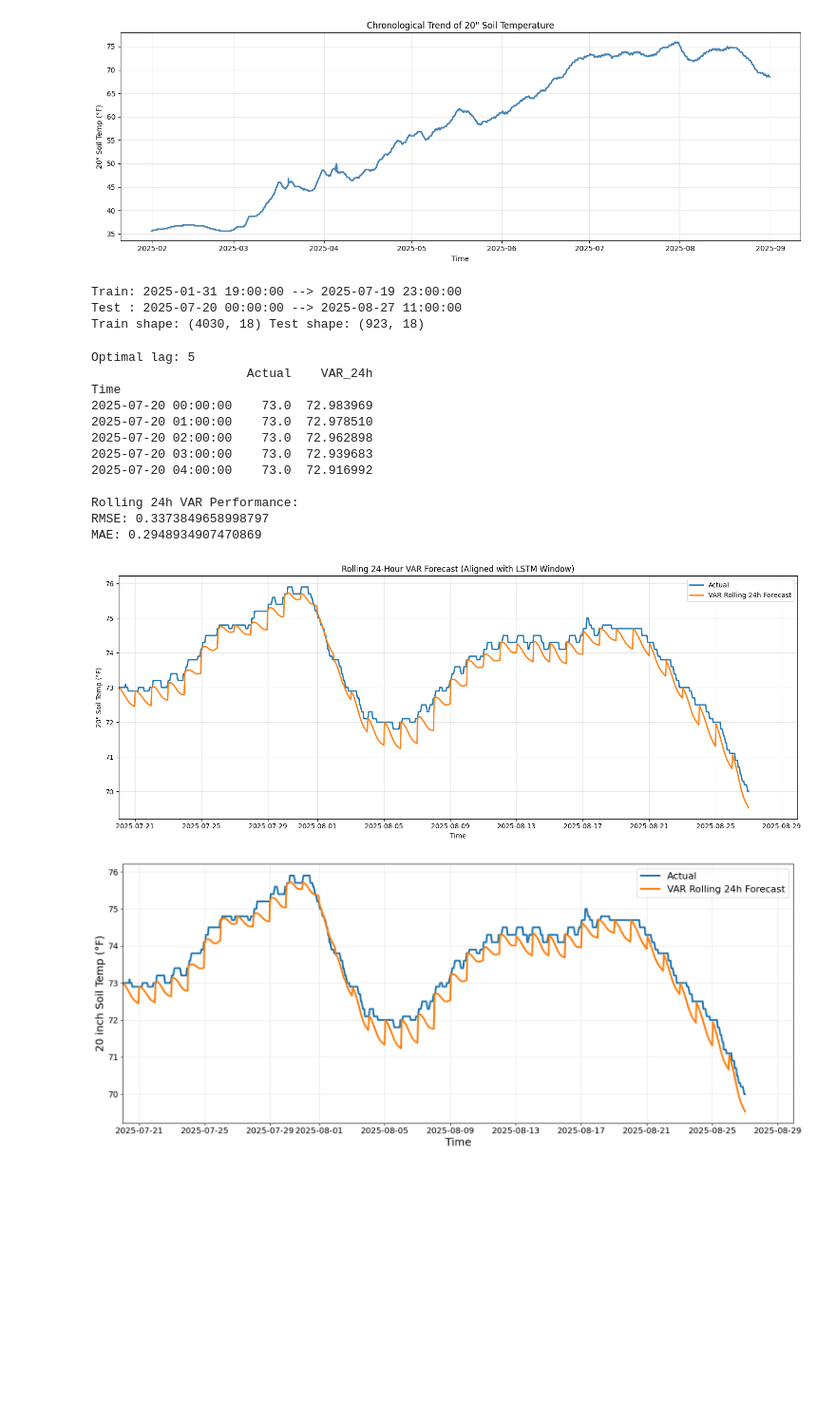
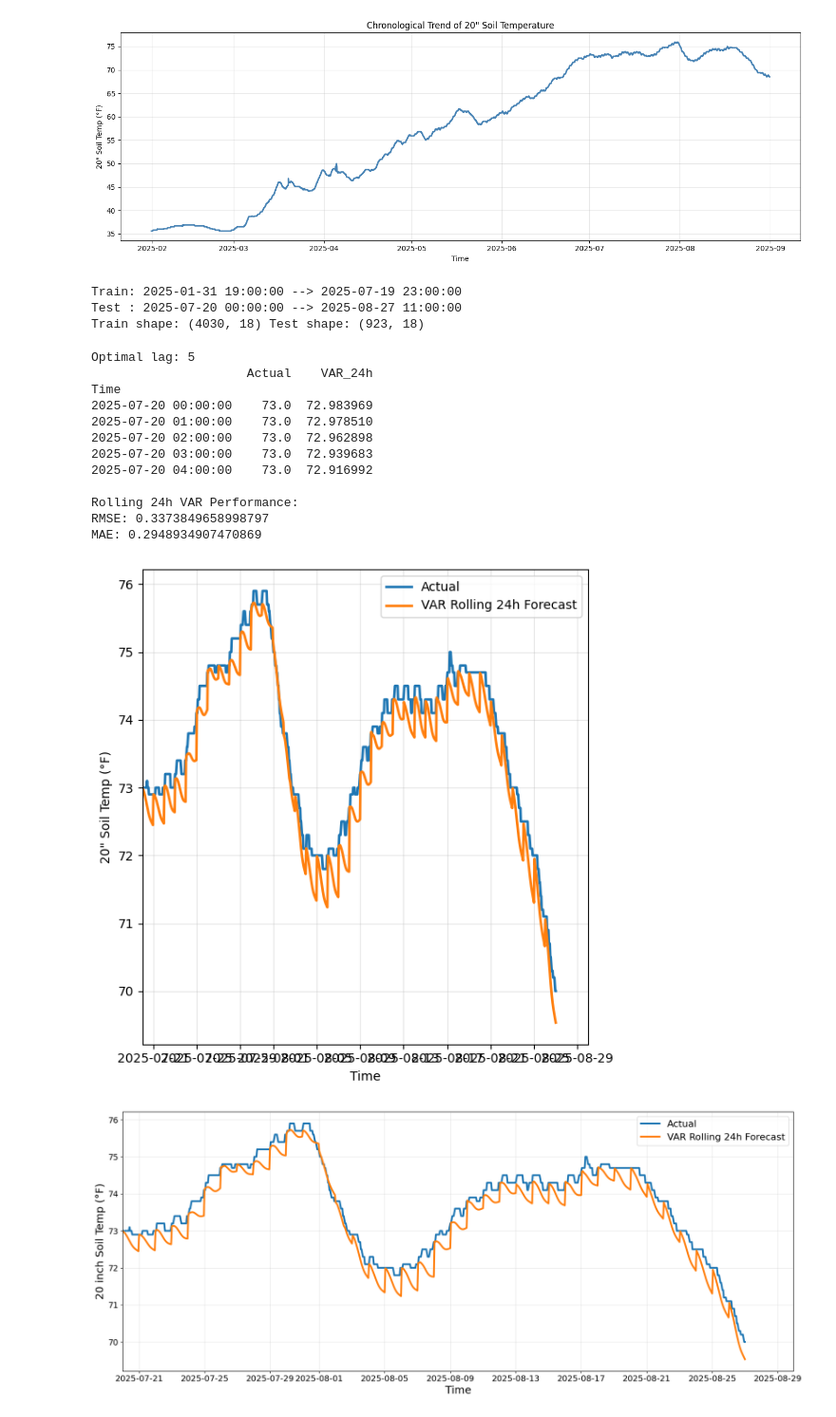
Before and after one commit to saurabhshivpuje/Indiana_Agri_Soil_Study, a Jupyter notebook: granger_VAR_forecasting.ipynb, the cells around one changed output. Shown at 95% size. Saved outputs shown, nothing was run; the diff lists cells and outputs as text; code cells hidden in the pictures; blank space fills up the shorter version.

```diff
--- a/granger_VAR_forecasting.ipynb
+++ b/granger_VAR_forecasting.ipynb
@@ -421,38 +296,38 @@ print("MAE:", mae)
 # ---------------------------------------------------------
 # 7. Plot WITH EXACT LSTM DATE RANGE
 # ---------------------------------------------------------
-plt.figure(figsize=(15,6))
+plt.figure(figsize=(6,6))
 plt.plot(var_results_df.index, var_results_df['Actual'], label='Actual', linewidth=2)
 plt.plot(var_results_df.index, var_results_df['VAR_24h'], label='VAR Rolling 24h Forecast', linewidth=2)
 
-plt.title('Rolling 24-Hour VAR Forecast (Aligned with LSTM Window)')
+# plt.title('Rolling 24-Hour VAR Forecast (Aligned with LSTM Window)')
 plt.xlabel("Time")
 plt.ylabel('20\" Soil Temp (°F)')
 plt.grid(alpha=0.3)
 plt.legend()
 
 # FORCE x-axis to exact LSTM forecast range
 plt.xlim(LSTM_START, LSTM_END)
 
 plt.tight_layout()
 plt.show()
 # %% [output]
 Train: 2025-01-31 19:00:00 --> 2025-07-19 23:00:00
 Test : 2025-07-20 00:00:00 --> 2025-08-27 11:00:00
 Train shape: (4030, 18) Test shape: (923, 18)
 Optimal lag: 5
                      Actual    VAR_24h
 Time
 2025-07-20 00:00:00    73.0  72.983969
 2025-07-20 01:00:00    73.0  72.978510
 2025-07-20 02:00:00    73.0  72.962898
 2025-07-20 03:00:00    73.0  72.939683
 2025-07-20 04:00:00    73.0  72.916992
 
 Rolling 24h VAR Performance:
 RMSE: 0.3373849658998797
 MAE: 0.2948934907470869
-[figure, old version]
+[figure, new version]
 # %%
 import matplotlib.pyplot as plt
 
```
Also changed, not shown: parts of 3 cells of this notebook.
